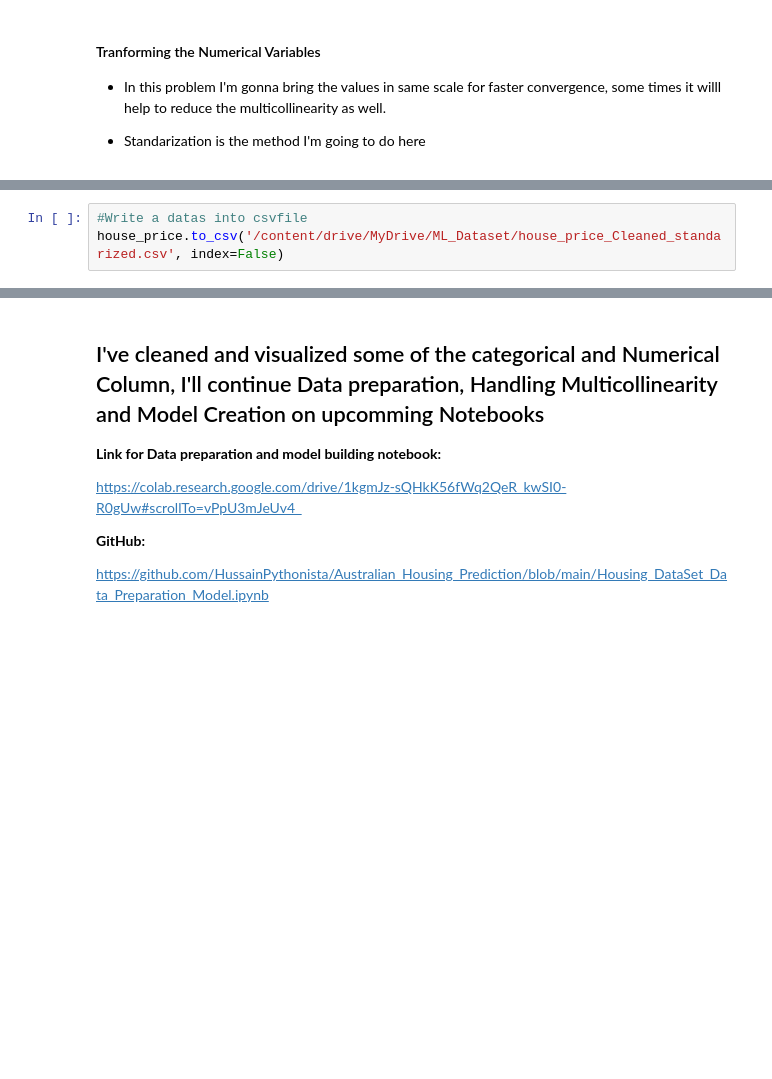
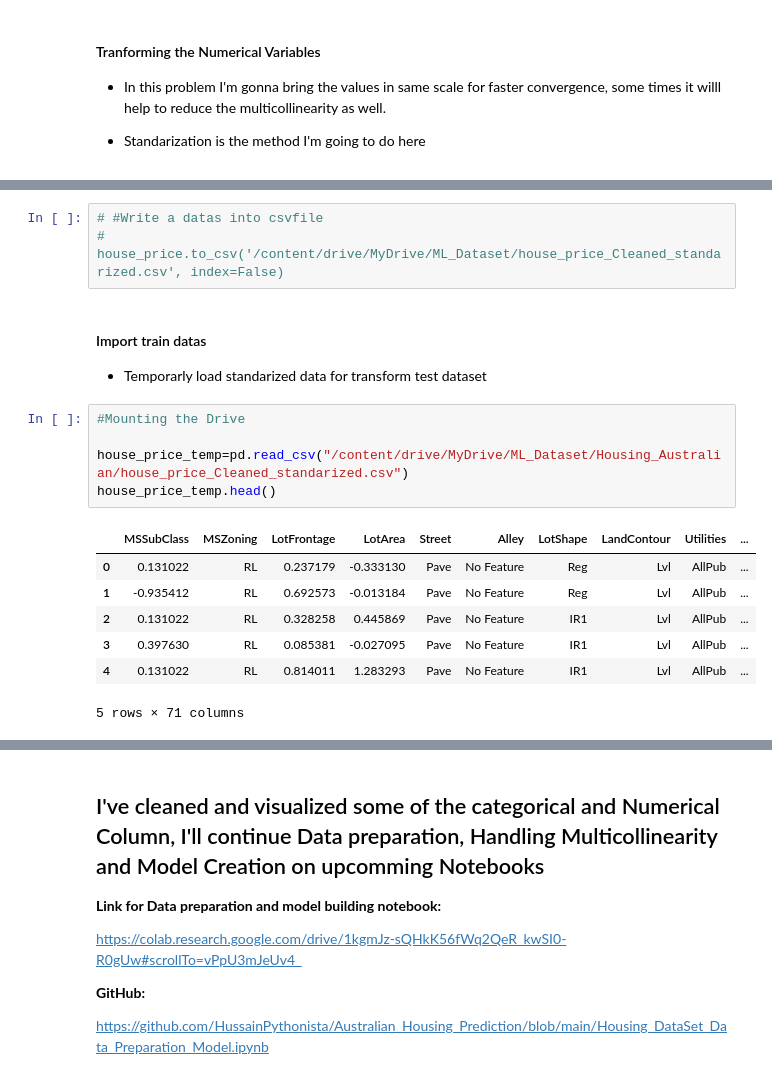
Before and after one commit to HussainPythonista/Australian_Housing_Prediction, a Jupyter notebook: Housing_DataSet_Data_Cleaning_EDA.ipynb, the cells around one changed output, grey strips where cells are left out. Saved outputs shown, nothing was run; the diff lists cells and outputs as text; blank space fills up the shorter version.

```diff
--- a/Housing_DataSet_Data_Cleaning_EDA.ipynb
+++ b/Housing_DataSet_Data_Cleaning_EDA.ipynb
@@ -834,3 +770,19 @@ house_price
 # %%
-#Write a datas into csvfile
-house_price.to_csv('/content/drive/MyDrive/ML_Dataset/house_price_Cleaned_standarized.csv', index=False)
+# #Write a datas into csvfile
+# house_price.to_csv('/content/drive/MyDrive/ML_Dataset/house_price_Cleaned_standarized.csv', index=False)
+# %% [markdown]
+#### Import train datas
+- Temporarly load standarized data for transform test dataset
+# %%
+#Mounting the Drive
+
+house_price_temp=pd.read_csv("/content/drive/MyDrive/ML_Dataset/Housing_Australian/house_price_Cleaned_standarized.csv")
+house_price_temp.head()
+# %% [output]
+|  | MSSubClass | MSZoning | LotFrontage | LotArea | Street | Alley | LotShape | LandContour | Utilities | ... |
+| 0 | 0.131022 | RL | 0.237179 | -0.333130 | Pave | No Feature | Reg | Lvl | AllPub | ... |
+| 1 | -0.935412 | RL | 0.692573 | -0.013184 | Pave | No Feature | Reg | Lvl | AllPub | ... |
+| 2 | 0.131022 | RL | 0.328258 | 0.445869 | Pave | No Feature | IR1 | Lvl | AllPub | ... |
+| 3 | 0.397630 | RL | 0.085381 | -0.027095 | Pave | No Feature | IR1 | Lvl | AllPub | ... |
+| 4 | 0.131022 | RL | 0.814011 | 1.283293 | Pave | No Feature | IR1 | Lvl | AllPub | ... |
+5 rows × 71 columns
```
Also changed, not shown: parts of 42 cells of this notebook.
